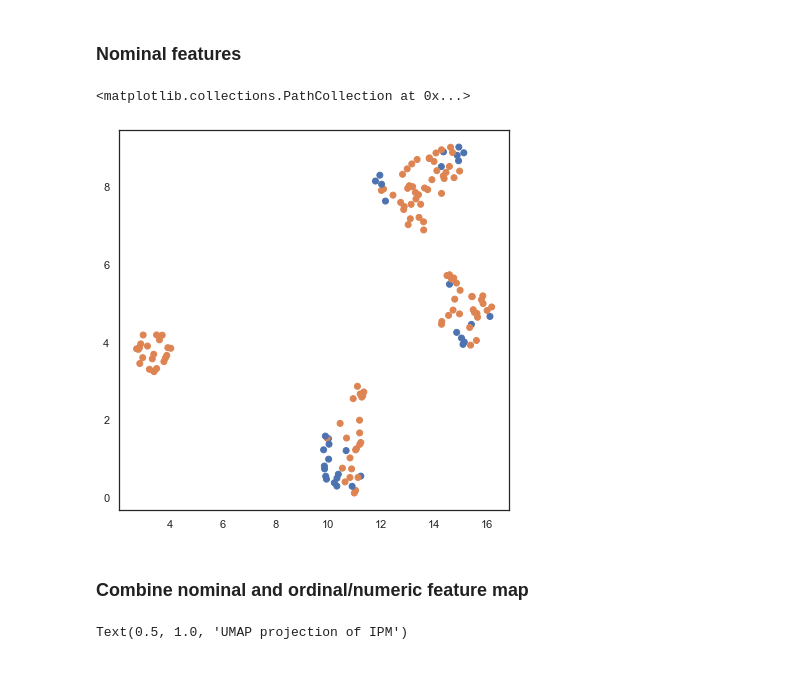
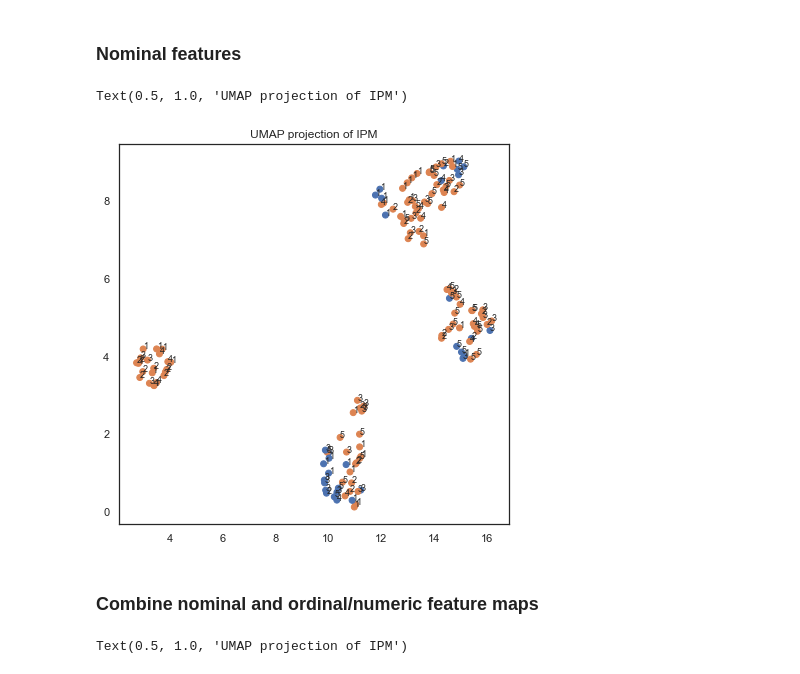
Before and after one commit to MartinMarzi/IPMdecisions, a Jupyter notebook: IPMdecisions-DataExploration-1_3.ipynb, the cells around one changed output. Saved outputs shown, nothing was run; the diff lists cells and outputs as text; code cells hidden in the pictures.

```diff
--- a/IPMdecisions-DataExploration-1_3.ipynb
+++ b/IPMdecisions-DataExploration-1_3.ipynb
@@ -179,7 +196,7 @@ scaled_array = StandardScaler().fit_transform(ordnum_df)
 scaled_df = pd.DataFrame(scaled_array, columns=ordnum_df.columns)
 
 # Mapping
-reducer = umap.UMAP(n_neighbors=10, random_state=123, n_components=2, metric="manhattan")
+reducer = umap.UMAP(n_neighbors=10, random_state=123, n_components=2, metric="euclidean")
 ord_embedding = reducer.fit_transform(scaled_df)
 
 fig, ax = plt.subplots(figsize=(7,7))
@@ -187,4 +204,8 @@ xs = ord_embedding[:, 0]
 ys = ord_embedding[:, 1]
 
 ax.scatter(xs, ys, c=[sns.color_palette()[int(x)] for x in ordnum_df['DSS_can_improve_your_productivity_Cat']])
+
+for i, val in enumerate(df_noNaN['Income_Cat'].values.tolist()):
+    ax.annotate(str(int(val)), (xs[i], ys[i]), fontsize=9)
+plt.title('UMAP projection of IPM')
 # %% [output]
@@ -195,20 +216,24 @@ ax.scatter(xs, ys, c=[sns.color_palette()[int(x)] for x in ordnum_df['DSS_can_im
 # %%
 # scaled_array = StandardScaler().fit_transform(nom_df)
 # scaled_df = pd.DataFrame(scaled_array, columns=nom_df.columns)
 
 reducer = umap.UMAP(n_neighbors=10, random_state=123, n_components=2, metric="dice")
 nom_embedding = reducer.fit_transform(nom_df)
 
 fig, ax = plt.subplots(figsize=(7,7))
 xs = nom_embedding[:, 0]
 ys = nom_embedding[:, 1]
 
 ax.scatter(xs, ys, c=[sns.color_palette()[int(x)] for x in nom_df['Already_used_DSS']])
+
+for i, val in enumerate(df_noNaN['Income_Cat'].values.tolist()):
+    ax.annotate(str(int(val)), (xs[i], ys[i]), fontsize=9)
+plt.title('UMAP projection of IPM')
 # %% [output]
-<matplotlib.collections.PathCollection at 0x...>
+Text(0.5, 1.0, 'UMAP projection of IPM')
-[figure, old version]
+[figure, new version]
 # %% [markdown]
-### Combine nominal and ordinal/numeric feature map
+### Combine nominal and ordinal/numeric feature maps
 # %%
 # combine mappings
 intersection_embedding = nom_embedding * ord_embedding
```
Also changed, not shown: parts of 21 cells of this notebook, 3 other files.
